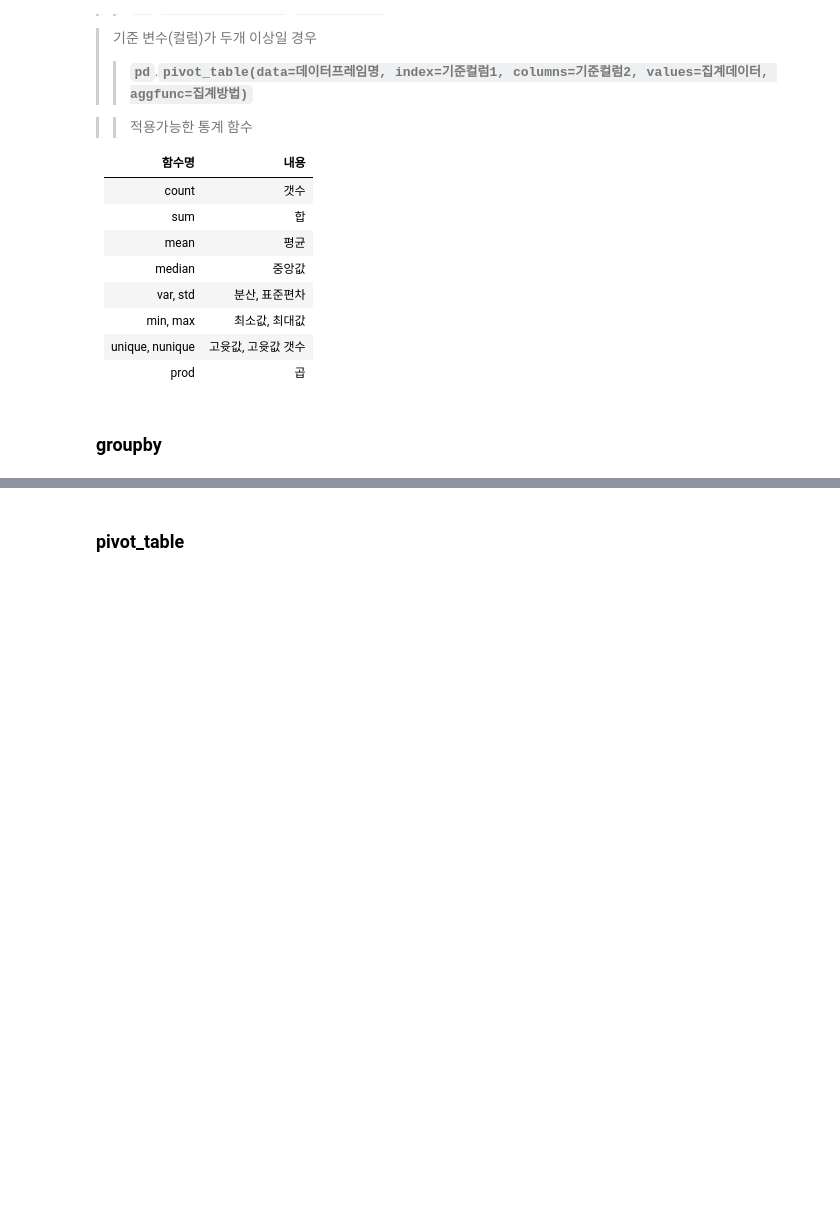
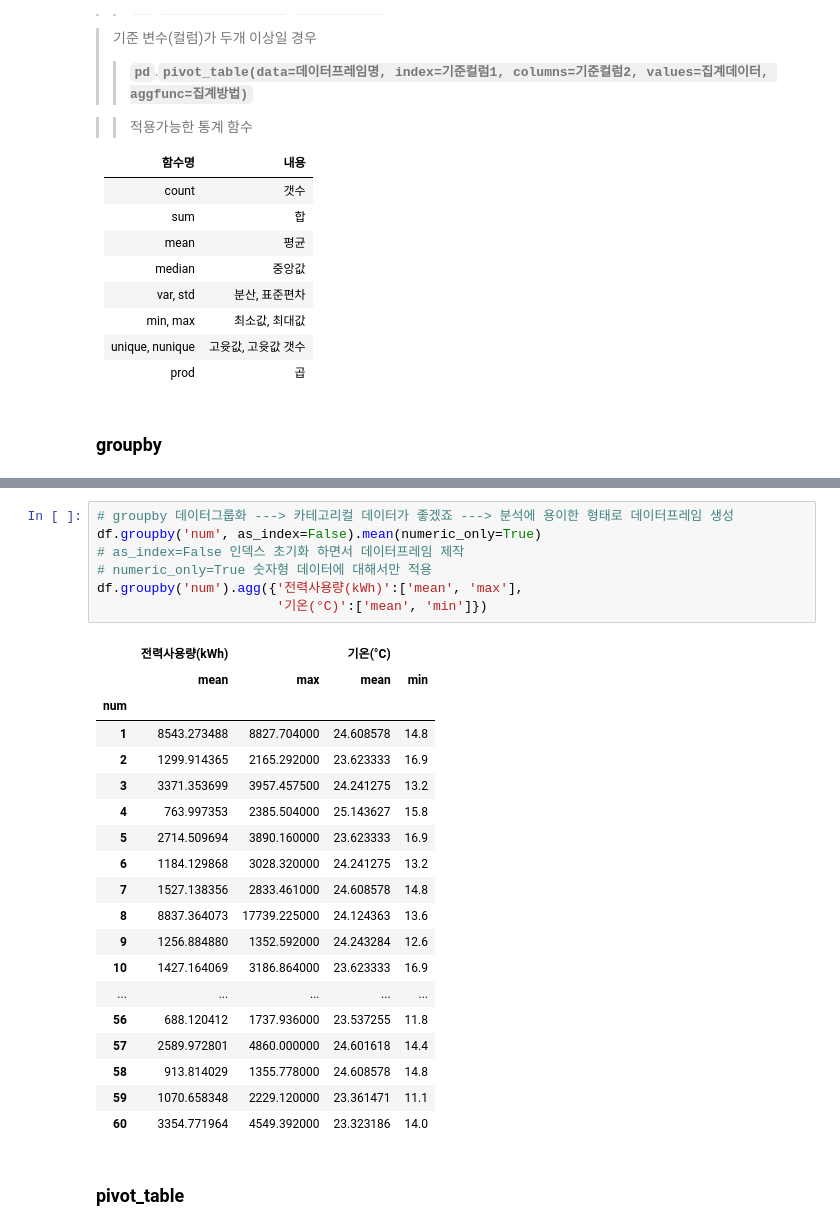
Before and after one commit to overgroove/samsung_ML, a Jupyter notebook: 03_package_pandas.ipynb, the cells around one changed output, grey strips where cells are left out. Drawn from its saved outputs; the diff is of its cells as text; blank space fills up the shorter version.

```diff
--- a/03_package_pandas.ipynb
+++ b/03_package_pandas.ipynb
@@ -689,2 +680,29 @@ Name: 비전기냉방설비운영, dtype: int64
+# %%
+# groupby 데이터그룹화 ---> 카테고리컬 데이터가 좋겠죠 ---> 분석에 용이한 형태로 데이터프레임 생성
+df.groupby('num', as_index=False).mean(numeric_only=True)
+# as_index=False 인덱스 초기화 하면서 데이터프레임 제작
+# numeric_only=True 숫자형 데이터에 대해서만 적용
+df.groupby('num').agg({'전력사용량(kWh)':['mean', 'max'],
+                       '기온(°C)':['mean', 'min']})
+# %% [output]
+|  | 전력사용량(kWh) |  | 기온(°C) |  |
+|  | mean | max | mean | min |
+| num |  |  |  |  |
+| 1 | 8543.273488 | 8827.704000 | 24.608578 | 14.8 |
+| 2 | 1299.914365 | 2165.292000 | 23.623333 | 16.9 |
+| 3 | 3371.353699 | 3957.457500 | 24.241275 | 13.2 |
+| 4 | 763.997353 | 2385.504000 | 25.143627 | 15.8 |
+| 5 | 2714.509694 | 3890.160000 | 23.623333 | 16.9 |
+| 6 | 1184.129868 | 3028.320000 | 24.241275 | 13.2 |
+| 7 | 1527.138356 | 2833.461000 | 24.608578 | 14.8 |
+| 8 | 8837.364073 | 17739.225000 | 24.124363 | 13.6 |
+| 9 | 1256.884880 | 1352.592000 | 24.243284 | 12.6 |
+| 10 | 1427.164069 | 3186.864000 | 23.623333 | 16.9 |
+| ... | ... | ... | ... | ... |
+| 56 | 688.120412 | 1737.936000 | 23.537255 | 11.8 |
+| 57 | 2589.972801 | 4860.000000 | 24.601618 | 14.4 |
+| 58 | 913.814029 | 1355.778000 | 24.608578 | 14.8 |
+| 59 | 1070.658348 | 2229.120000 | 23.361471 | 11.1 |
+| 60 | 3354.771964 | 4549.392000 | 23.323186 | 14.0 |
 # %% [markdown]
 ### pivot_table
```
Also changed, not shown: parts of 7 cells of this notebook, 1 other file.
